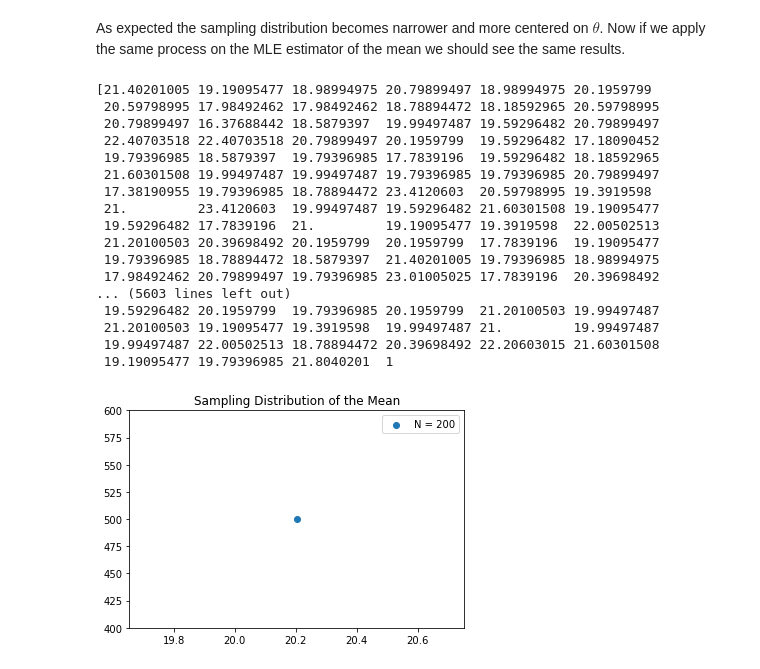
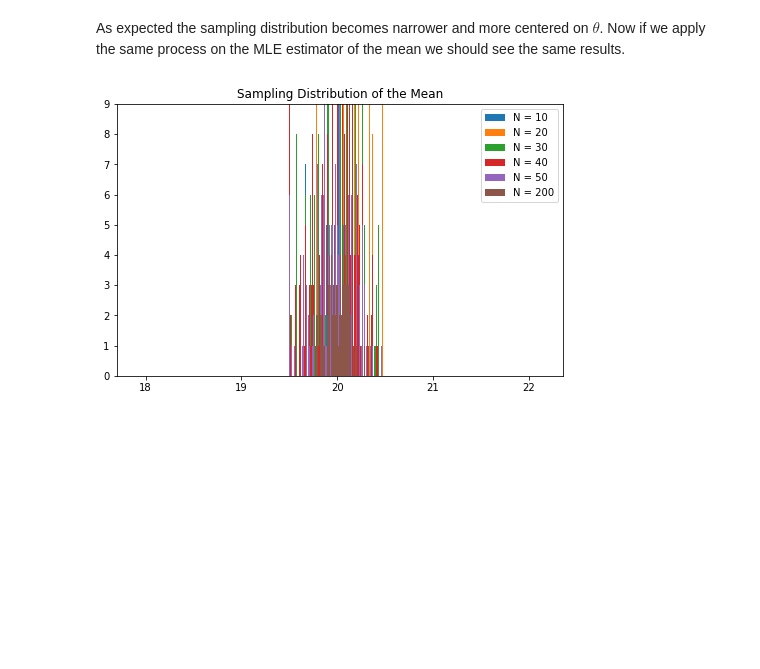
Before and after one commit to adibshalekeen/machinelearningblogs, a Jupyter notebook: Maximum_Likelihood_Estimation/Maximum Likelihood Estimation.ipynb, the cells around one changed output. Drawn from its saved outputs; the diff is of its cells as text; code cells hidden in the pictures; blank space fills up the shorter version.

```diff
--- a/Maximum_Likelihood_Estimation/Maximum Likelihood Estimation.ipynb
+++ b/Maximum_Likelihood_Estimation/Maximum Likelihood Estimation.ipynb
@@ -700,7 +699,7 @@ plt.show()
 # %% [markdown]
 This looks somewhat normally distributed already, but lets try increasing $n$.
 # %%
-m = 500
+m = 200
 ns = [50, 100, 150, 200]
 
 mean_bar_graph = plt.subplot(111)
@@ -713,7 +712,7 @@ for n in ns:
         mean = np.sum(samples) / samples.size
         means.append(mean)
     means, b = np.histogram(means, bins=m)
-    mean_bar_graph.bar(b[1:], means, width=((b[-1] - b[1]) / m), label=f"N = {n}")
+    mean_bar_graph.bar(b[1:], means, width=(2 * (b[-1] - b[1]) / m), label=f"N = {n}")
 mean_bar_graph.set_ylim(0, np.max(means) * 1.2)
 mean_bar_graph.legend()
 plt.show()
@@ -723,48 +722,31 @@ plt.show()
 As expected the sampling distribution becomes narrower and more centered on $\theta$. Now if we apply the same process on the MLE estimator of the mean we should see the same results.
 # %%
 m = 500
-ns = [200]
+ns = [10, 20, 30, 40, 50, 200]
 
 mean_bar_graph = plt.subplot(111)
 mean_bar_graph.set_title("Sampling Distribution of the Mean")
 
 def find_mle_mean(sample_set):
-    mean_estimates = np.linspace(0, 100, 100)
+    mean_estimates = np.linspace(19.5, 20.5, 500)
     CONST_VAR = 5
     likelihood = []
     for mean in mean_estimates:
         likelihood.append(gaussian_likelihood(mean, CONST_VAR, sample_set))
     likelihood = np.array(likelihood)
     return mean_estimates[np.argmax(likelihood)]
 
 for n in ns:
     means = []
     for i in range(m):
         samples = np.array(gaussian_sampling(n, GROUND_TRUTH_MEAN, GROUND_TRUTH_VARIANCE))
-        print(samples)
         mean = find_mle_mean(samples)
         means.append(mean)
     means, b = np.histogram(means, bins=m)
-    mean_bar_graph.scatter(b[1:], means, label=f"N = {n}")
-mean_bar_graph.set_ylim(np.max(means) * 0.8, np.max(means) * 1.2)
+    mean_bar_graph.bar(b[1:], means, width=(2 * (b[-1] - b[1]) / m), label=f"N = {n}")
+mean_bar_graph.set_ylim(0, np.max(means) * 1.2)
+mean_bar_graph.set_xlim(b[1] * 0.9, b[-1] * 1.1)
 mean_bar_graph.legend()
 plt.show()
 # %% [output]
-[21.40201005 19.19095477 18.98994975 20.79899497 18.98994975 20.1959799
- 20.59798995 17.98492462 17.98492462 18.78894472 18.18592965 20.59798995
- 20.79899497 16.37688442 18.5879397  19.99497487 19.59296482 20.79899497
- 22.40703518 22.40703518 20.79899497 20.1959799  19.59296482 17.18090452
- 19.79396985 18.5879397  19.79396985 17.7839196  19.59296482 18.18592965
- 21.60301508 19.99497487 19.99497487 19.79396985 19.79396985 20.79899497
- 17.38190955 19.79396985 18.78894472 23.4120603  20.59798995 19.3919598
- 21.         23.4120603  19.99497487 19.59296482 21.60301508 19.19095477
- 19.59296482 17.7839196  21.         19.19095477 19.3919598  22.00502513
- 21.20100503 20.39698492 20.1959799  20.1959799  17.7839196  19.19095477
- 19.79396985 18.78894472 18.5879397  21.40201005 19.79396985 18.98994975
- 17.98492462 20.79899497 19.79396985 23.01005025 17.7839196  20.39698492
-... (5603 lines left out)
- 19.59296482 20.1959799  19.79396985 20.1959799  21.20100503 19.99497487
- 21.20100503 19.19095477 19.3919598  19.99497487 21.         19.99497487
- 19.99497487 22.00502513 18.78894472 20.39698492 22.20603015 21.60301508
- 19.19095477 19.79396985 21.8040201  1
-[figure, old version]
+[figure, new version]
```
Also changed, not shown: parts of 4 cells of this notebook.
